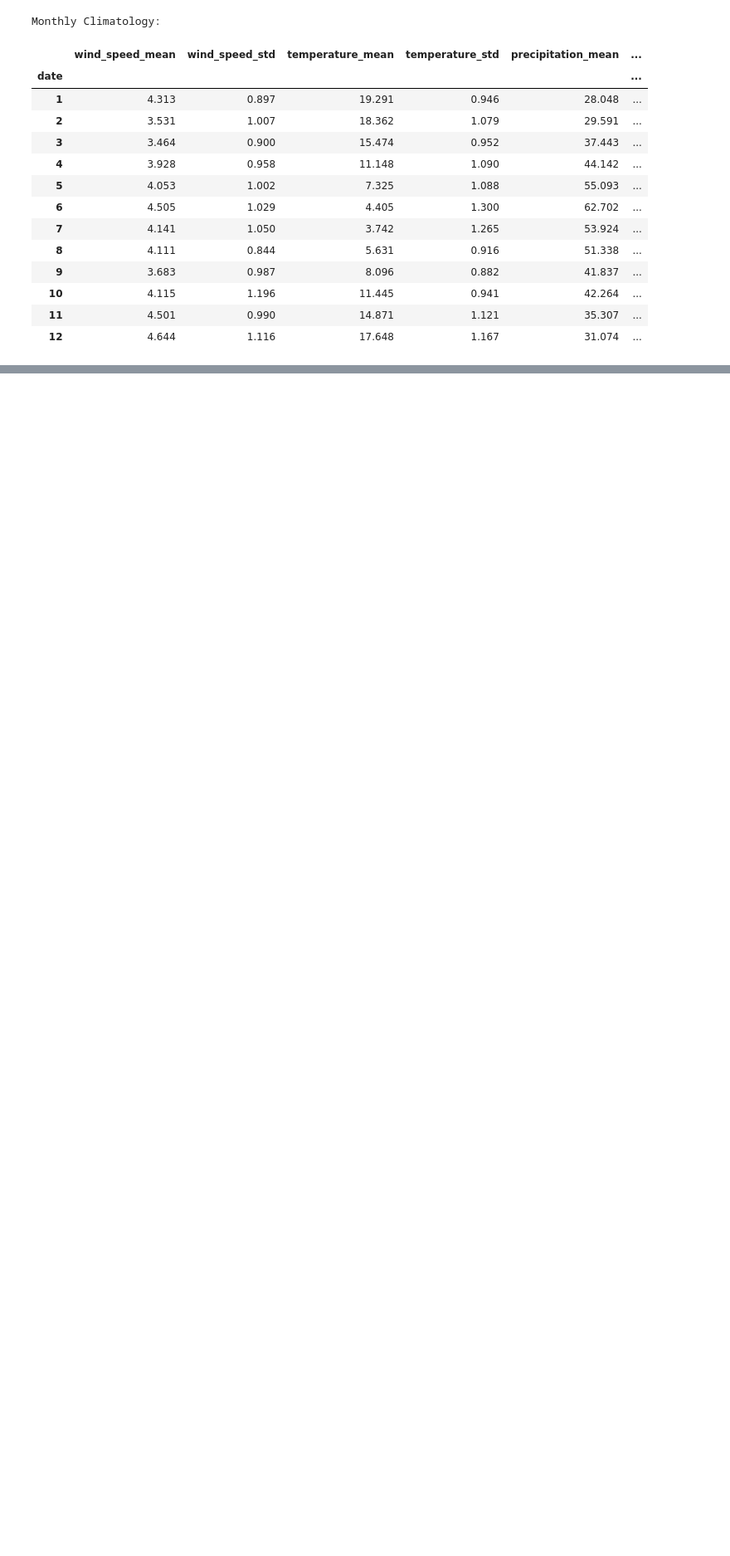
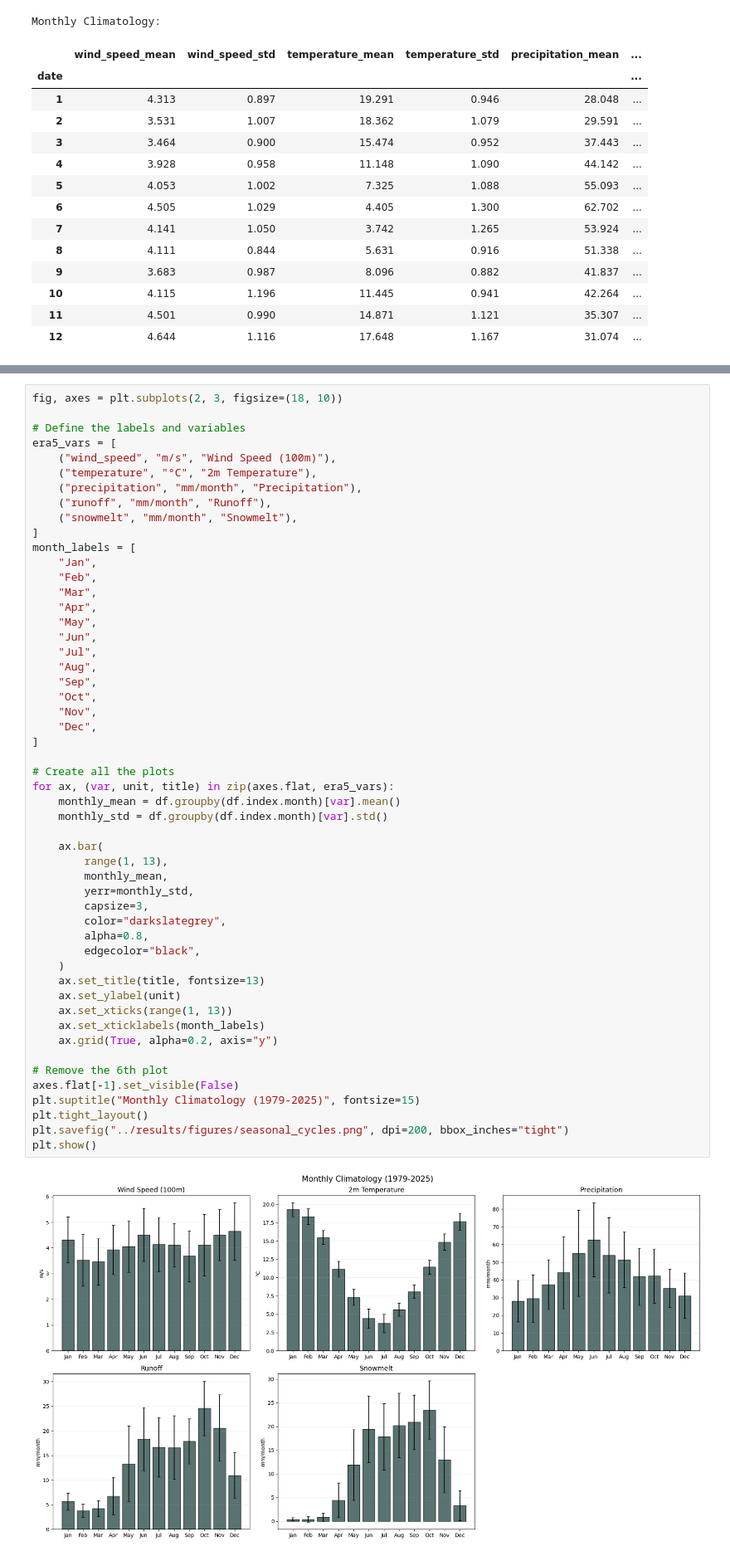
Before and after one commit to sgosmyt2/patagonia-energy-drought, a Jupyter notebook: notebooks/climatology_whdi.ipynb, the cells around one changed output, grey strips where cells are left out. Shown at 83% size. Drawn from its saved outputs; the diff is of its cells as text; blank space fills up the shorter version.

Commit message:
Plotted Seasonal Cycles of ERA5 Variables

```diff
--- a/notebooks/climatology_whdi.ipynb
+++ b/notebooks/climatology_whdi.ipynb
@@ -86,0 +89,54 @@ Monthly Climatology:
+# %%
+fig, axes = plt.subplots(2, 3, figsize=(18, 10))
+
+# Define the labels and variables
+era5_vars = [
+    ("wind_speed", "m/s", "Wind Speed (100m)"),
+    ("temperature", "°C", "2m Temperature"),
+    ("precipitation", "mm/month", "Precipitation"),
+    ("runoff", "mm/month", "Runoff"),
+    ("snowmelt", "mm/month", "Snowmelt"),
+]
+month_labels = [
+    "Jan",
+    "Feb",
+    "Mar",
+    "Apr",
+    "May",
+    "Jun",
+    "Jul",
+    "Aug",
+    "Sep",
+    "Oct",
+    "Nov",
+    "Dec",
+]
+
+# Create all the plots
+for ax, (var, unit, title) in zip(axes.flat, era5_vars):
+    monthly_mean = df.groupby(df.index.month)[var].mean()
+    monthly_std = df.groupby(df.index.month)[var].std()
+
+    ax.bar(
+        range(1, 13),
+        monthly_mean,
+        yerr=monthly_std,
+        capsize=3,
+        color="darkslategrey",
+        alpha=0.8,
+        edgecolor="black",
+    )
+    ax.set_title(title, fontsize=13)
+    ax.set_ylabel(unit)
+    ax.set_xticks(range(1, 13))
+    ax.set_xticklabels(month_labels)
+    ax.grid(True, alpha=0.2, axis="y")
+
+# Remove the 6th plot
+axes.flat[-1].set_visible(False)
+plt.suptitle("Monthly Climatology (1979-2025)", fontsize=15)
+plt.tight_layout()
+plt.savefig("../results/figures/seasonal_cycles.png", dpi=200, bbox_inches="tight")
+plt.show()
+# %% [output]
+[figure, added]
```
Also changed, not shown: parts of 1 cell of this notebook, 1 other file.
